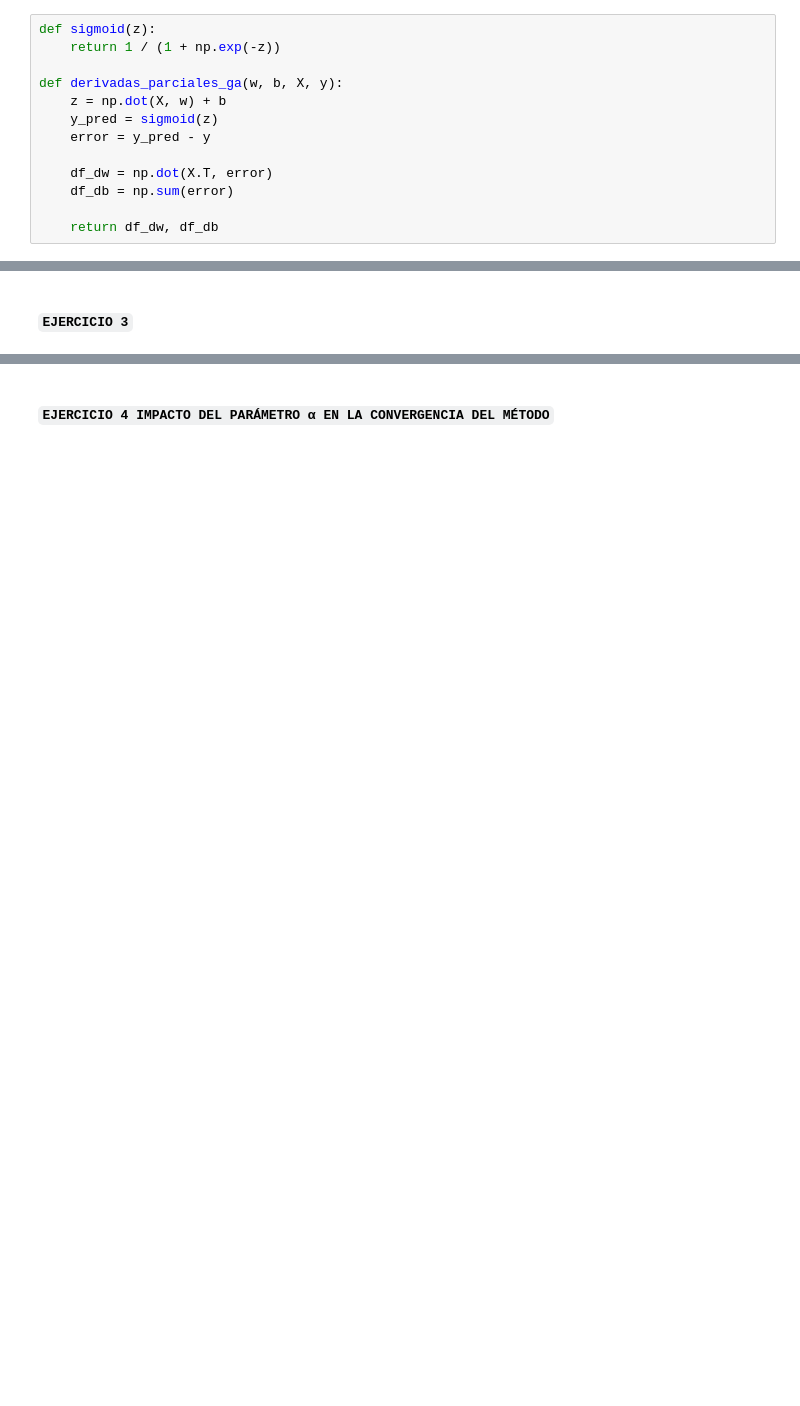
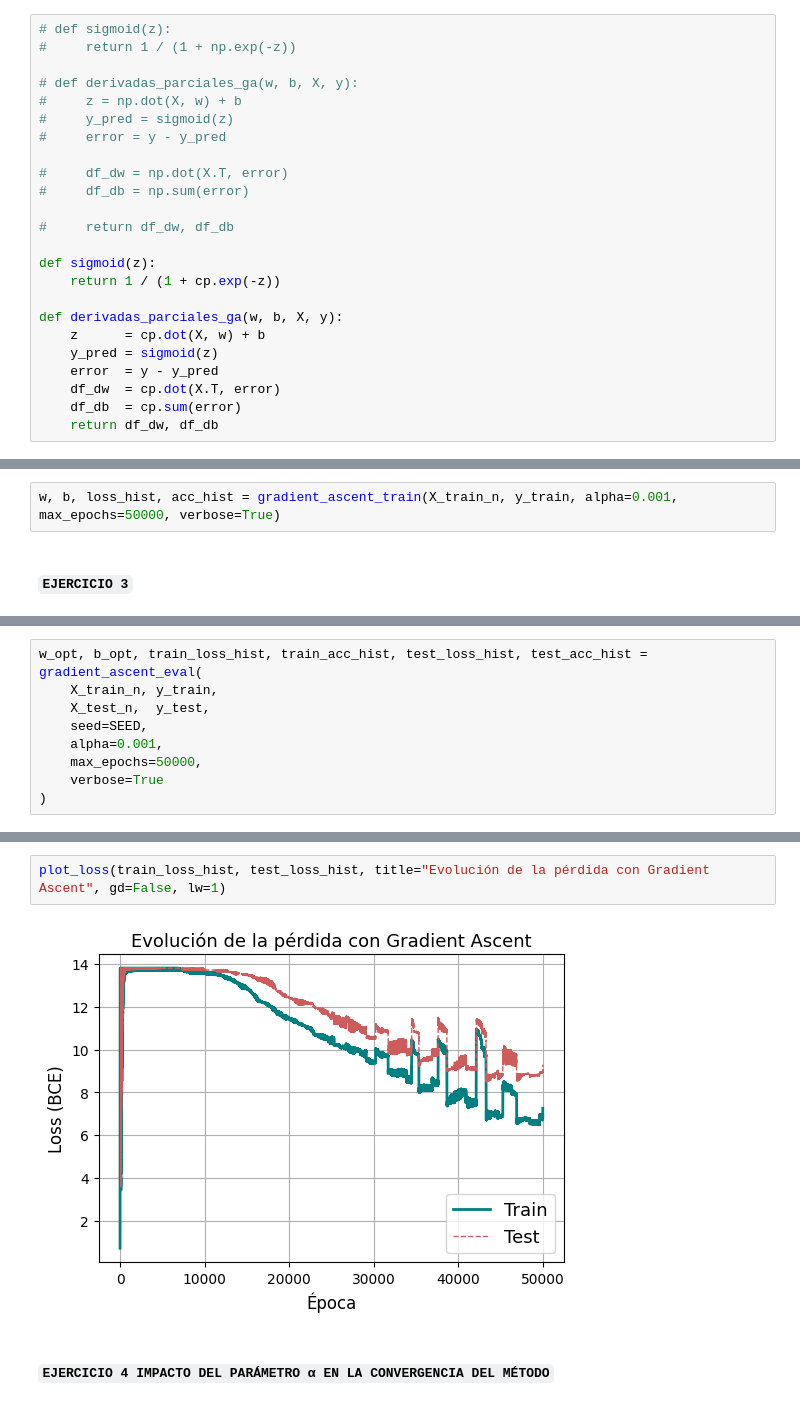
Before and after one commit to mt0488/TP2-Metodos, a Jupyter notebook: trabajov5.ipynb, the cells around one changed output, grey strips where cells are left out. Saved outputs shown, nothing was run; the diff lists cells and outputs as text; blank space fills up the shorter version.

```diff
--- a/trabajov5.ipynb
+++ b/trabajov5.ipynb
@@ -494,15 +502,26 @@ plot_confusion_matrix(cm_test, titulo="Matriz de Confusión - Test")
 # %%
+# def sigmoid(z):
+#     return 1 / (1 + np.exp(-z))
+
+# def derivadas_parciales_ga(w, b, X, y):
+#     z = np.dot(X, w) + b
+#     y_pred = sigmoid(z)
+#     error = y - y_pred
+
+#     df_dw = np.dot(X.T, error)
+#     df_db = np.sum(error)
+
+#     return df_dw, df_db
+
 def sigmoid(z):
-    return 1 / (1 + np.exp(-z))
+    return 1 / (1 + cp.exp(-z))
 
 def derivadas_parciales_ga(w, b, X, y):
-    z = np.dot(X, w) + b
+    z      = cp.dot(X, w) + b
     y_pred = sigmoid(z)
-    error = y_pred - y
-
-    df_dw = np.dot(X.T, error)
-    df_db = np.sum(error)
-
+    error  = y - y_pred
+    df_dw  = cp.dot(X.T, error)
+    df_db  = cp.sum(error)
     return df_dw, df_db
 # %% [markdown]
 ##### `EJERCICIO 2 ASCENSO POR GRADIENTE`
@@ -549,2 +659,4 @@ usamos la mejor escala encontrada en la parte 1: 64 x 64 con los datos normaliza
+# %%
+w, b, loss_hist, acc_hist = gradient_ascent_train(X_train_n, y_train, alpha=0.001, max_epochs=50000, verbose=True)
 # %% [markdown]
 ##### `EJERCICIO 3`
@@ -550,0 +775,9 @@ usamos la mejor escala encontrada en la parte 1: 64 x 64 con los datos normaliza
+# %%
+w_opt, b_opt, train_loss_hist, train_acc_hist, test_loss_hist, test_acc_hist = gradient_ascent_eval(
+    X_train_n, y_train,
+    X_test_n,  y_test,
+    seed=SEED,
+    alpha=0.001,
+    max_epochs=50000,
+    verbose=True
+)
@@ -551,2 +796,6 @@ usamos la mejor escala encontrada en la parte 1: 64 x 64 con los datos normaliza
+# %%
+plot_loss(train_loss_hist, test_loss_hist, title="Evolución de la pérdida con Gradient Ascent", gd=False, lw=1)
+# %% [output]
+[figure, added]
 # %% [markdown]
 ##### `EJERCICIO 4 IMPACTO DEL PARÁMETRO α EN LA CONVERGENCIA DEL MÉTODO`
```
Also changed, not shown: parts of 21 cells of this notebook, 1 other file.
